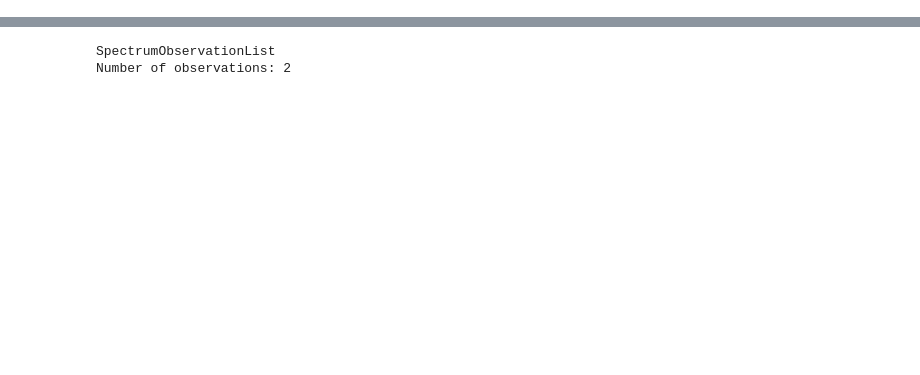
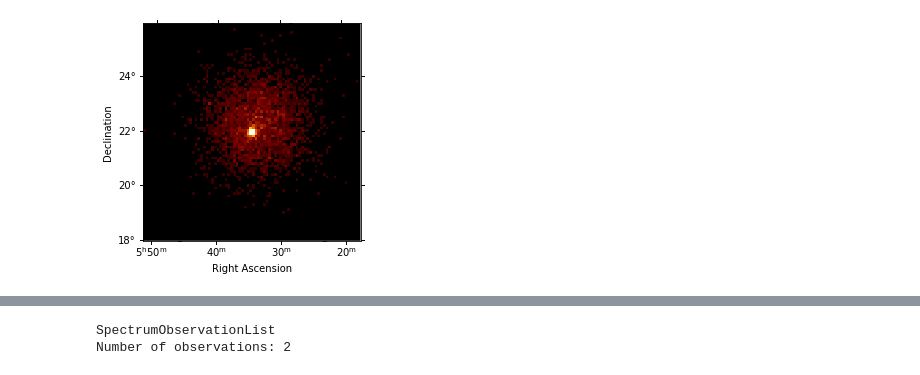
Before and after one commit to open-gamma-ray-astro/joint-crab, a Jupyter notebook: 1_data.ipynb, the cells around one changed output, grey strips where cells are left out. Drawn from its saved outputs; the diff is of its cells as text; code cells hidden in the pictures; blank space fills up the shorter version.

Commit message:
added Data notebook

```diff
--- a/1_data.ipynb
+++ b/1_data.ipynb
@@ -16,0 +27,3 @@ veritas
+# %%
+data_store = DataStore.from_dir("data/veritas")
+data_store.info()
@@ -16,0 +75,13 @@ veritas
+# %%
+# Crab Nebula position, center of the skymap
+source_pos = SkyCoord("83d37m59.0988s", "22d00m52.2s")
+counts_map = WcsNDMap.create(skydir=source_pos, proj="TAN", width=8, binsz=0.1)
+
+# fill and plot the skymap
+for obs_id in data_store.obs_table["OBS_ID"]:
+    table = data_store.obs(obs_id).events.table
+    counts_map.fill_by_coord((table["RA"], table["DEC"]))
+
+fig, ax, im = counts_map.plot(stretch="sqrt")
+# %% [output]
+[figure, added]
```
Also changed, not shown: parts of 24 cells of this notebook.
